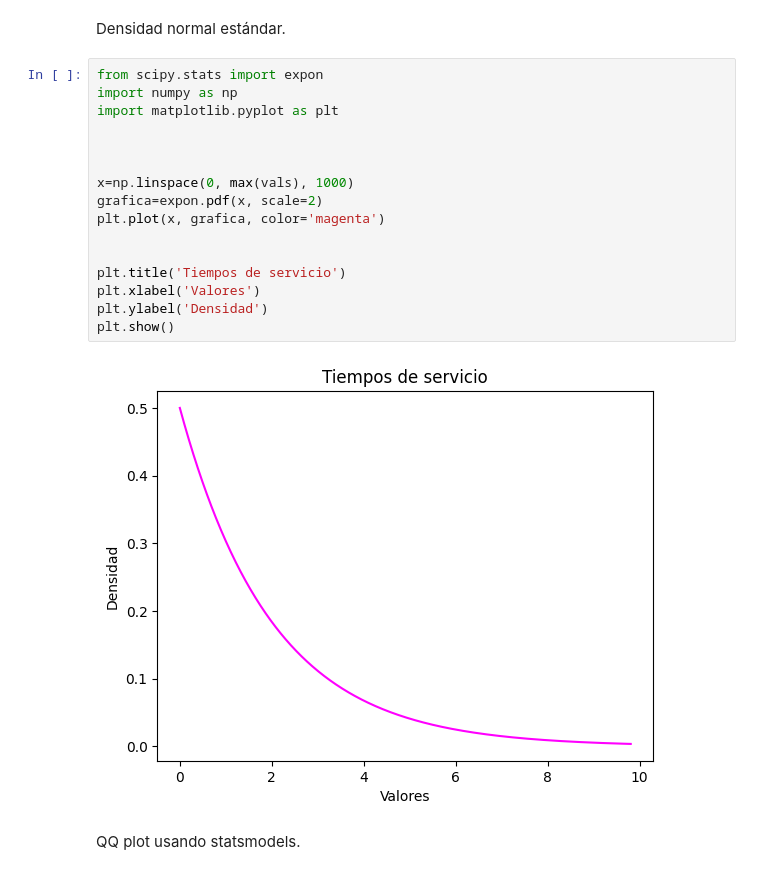
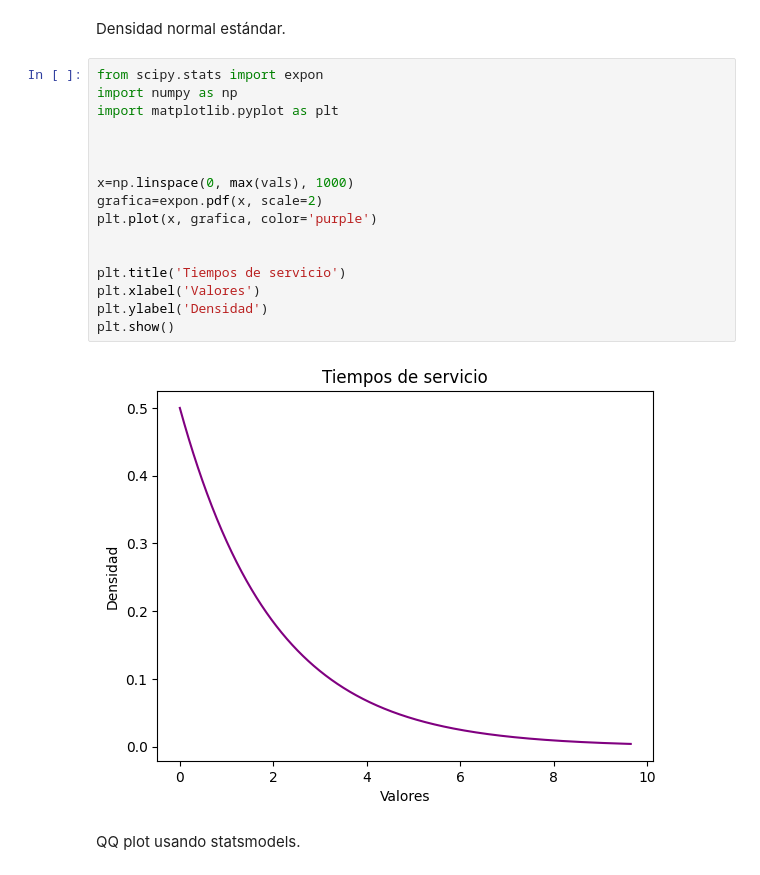
Before and after one commit to ManuelaLizcano/taller2-manuela, a Jupyter notebook: prueba manu.ipynb, the cells around one changed output. Drawn from its saved outputs; the diff is of its cells as text.

```diff
--- a/prueba manu.ipynb
+++ b/prueba manu.ipynb
@@ -85,21 +87,21 @@ Densidad normal estándar.
 # %%
 from scipy.stats import expon
 import numpy as np
 import matplotlib.pyplot as plt
 
 
 
 x=np.linspace(0, max(vals), 1000)
 grafica=expon.pdf(x, scale=2)
-plt.plot(x, grafica, color='magenta')
+plt.plot(x, grafica, color='purple')
 
 
 plt.title('Tiempos de servicio')
 plt.xlabel('Valores')
 plt.ylabel('Densidad')
 plt.show()
 # %% [output]
-[figure, old version]
+[figure, new version]
 # %% [markdown]
 QQ plot usando statsmodels.
 # %%
```
Also changed, not shown: parts of 6 cells of this notebook.
